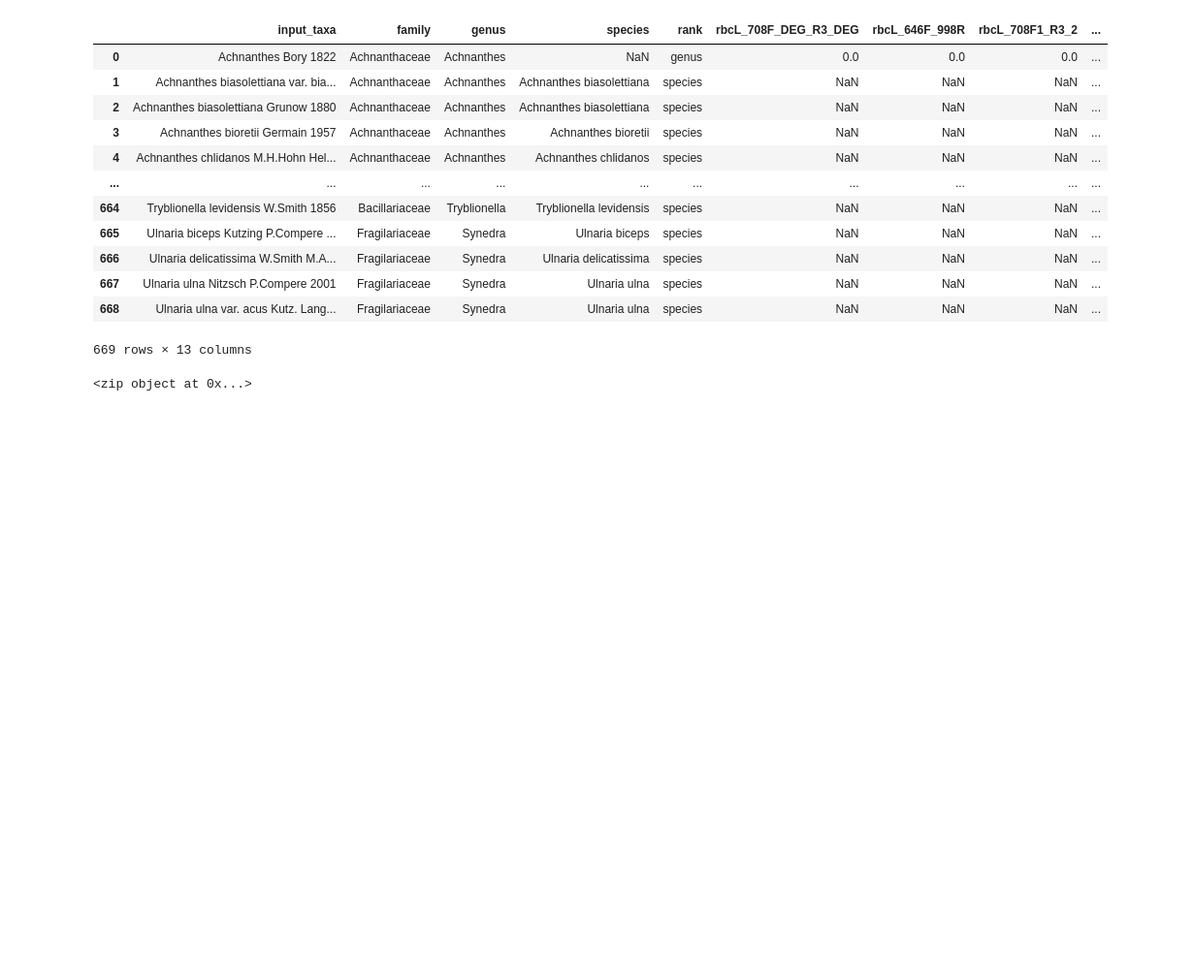
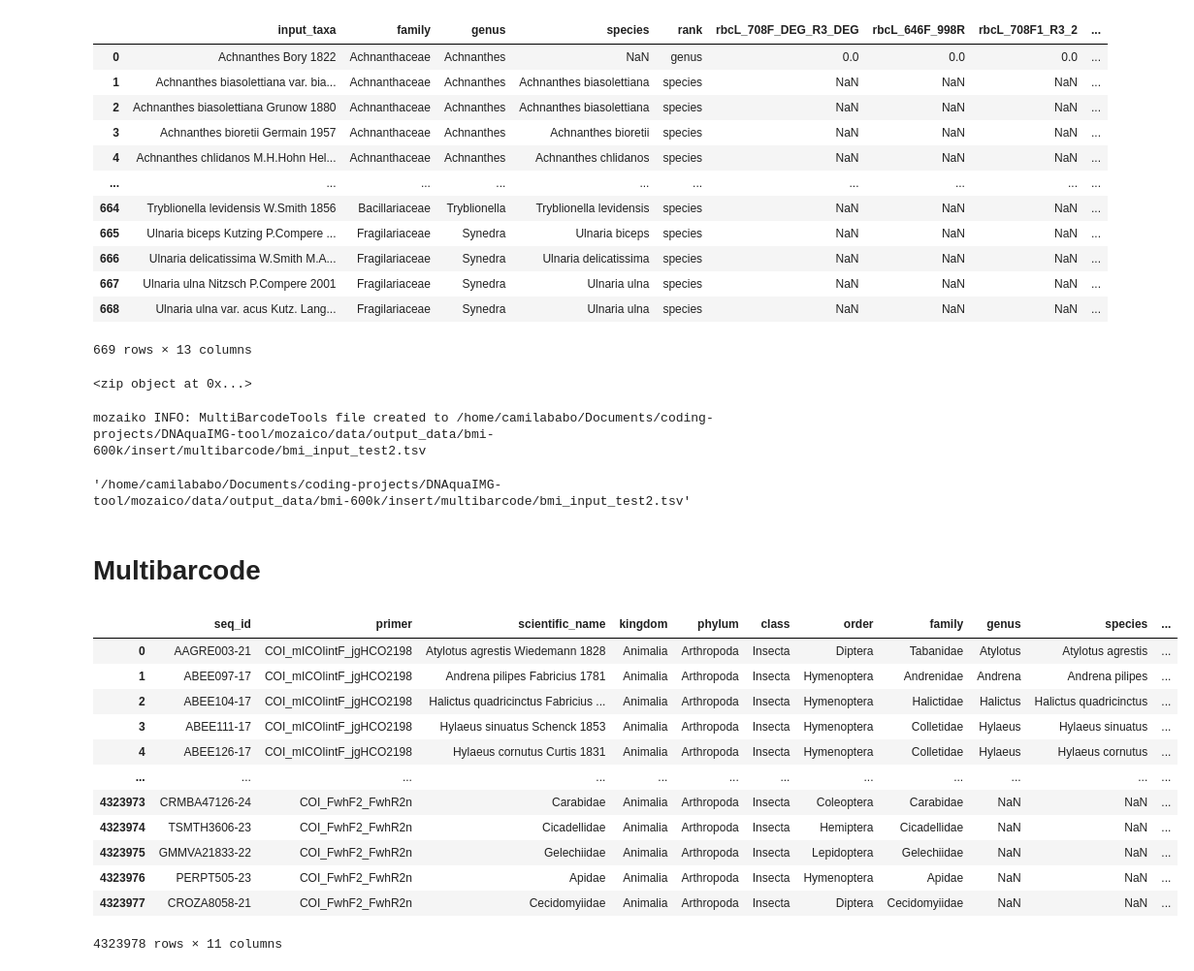
Before and after one commit to CIBIO-BU/mozaiko, a Jupyter notebook: draft.ipynb, the cells around one changed output. Shown at 97% size. Saved outputs shown, nothing was run; the diff lists cells and outputs as text; code cells hidden in the pictures; blank space fills up the shorter version.

```diff
--- a/draft.ipynb
+++ b/draft.ipynb
@@ -844,0 +851,28 @@ nuc_mat_species.to_csv("nuc_mat_species.csv")
+# %%
+from src.marker_scoring.scoring_utils import *
+create_input_test("/home/camilababo/Documents/coding-projects/DNAquaIMG-tool/mozaico/data/output_data/bmi-600k/insert/filtered", "/home/camilababo/Documents/coding-projects/DNAquaIMG-tool/mozaico/data/output_data/bmi-600k/incomplete_pbs/filtered/filtered_intersection", "/home/camilababo/Documents/coding-projects/DNAquaIMG-tool/mozaico/data/output_data/bmi-600k/insert/multibarcode/bmi_input_test2.tsv")
+# %% [output]
+mozaiko INFO: MultiBarcodeTools file created to /home/camilababo/Documents/coding-projects/DNAquaIMG-tool/mozaico/data/output_data/bmi-600k/insert/multibarcode/bmi_input_test2.tsv
+'/home/camilababo/Documents/coding-projects/DNAquaIMG-tool/mozaico/data/output_data/bmi-600k/insert/multibarcode/bmi_input_test2.tsv'
+# %% [markdown]
+# Multibarcode
+# %%
+import pandas as pd
+test_multibarcode_600k = pd.read_csv("/home/camilababo/Documents/coding-projects/DNAquaIMG-tool/mozaico/data/output_data/bmi-600k/insert/multibarcode/bmi_600k_mltb_full_taxonomy.tsv", sep="\t", header=None)
+new_column_names = ['seq_id', 'primer', 'scientific_name', 'kingdom', 'phylum', 'class', 'order', 'family', 'genus', 'species', 'seq']
+test_multibarcode_600k.columns = new_column_names[:len(test_multibarcode_600k.columns)]
+test_multibarcode_600k
+# %% [output]
+|  | seq_id | primer | scientific_name | kingdom | phylum | class | order | family | genus | species | ... |
+| 0 | AAGRE003-21 | COI_mICOIintF_jgHCO2198 | Atylotus agrestis Wiedemann 1828 | Animalia | Arthropoda | Insecta | Diptera | Tabanidae | Atylotus | Atylotus agrestis | ... |
+| 1 | ABEE097-17 | COI_mICOIintF_jgHCO2198 | Andrena pilipes Fabricius 1781 | Animalia | Arthropoda | Insecta | Hymenoptera | Andrenidae | Andrena | Andrena pilipes | ... |
+| 2 | ABEE104-17 | COI_mICOIintF_jgHCO2198 | Halictus quadricinctus Fabricius ... | Animalia | Arthropoda | Insecta | Hymenoptera | Halictidae | Halictus | Halictus quadricinctus | ... |
+| 3 | ABEE111-17 | COI_mICOIintF_jgHCO2198 | Hylaeus sinuatus Schenck 1853 | Animalia | Arthropoda | Insecta | Hymenoptera | Colletidae | Hylaeus | Hylaeus sinuatus | ... |
+| 4 | ABEE126-17 | COI_mICOIintF_jgHCO2198 | Hylaeus cornutus Curtis 1831 | Animalia | Arthropoda | Insecta | Hymenoptera | Colletidae | Hylaeus | Hylaeus cornutus | ... |
+| ... | ... | ... | ... | ... | ... | ... | ... | ... | ... | ... | ... |
+| 4323973 | CRMBA47126-24 | COI_FwhF2_FwhR2n | Carabidae | Animalia | Arthropoda | Insecta | Coleoptera | Carabidae | NaN | NaN | ... |
+| 4323974 | TSMTH3606-23 | COI_FwhF2_FwhR2n | Cicadellidae | Animalia | Arthropoda | Insecta | Hemiptera | Cicadellidae | NaN | NaN | ... |
+| 4323975 | GMMVA21833-22 | COI_FwhF2_FwhR2n | Gelechiidae | Animalia | Arthropoda | Insecta | Lepidoptera | Gelechiidae | NaN | NaN | ... |
+| 4323976 | PERPT505-23 | COI_FwhF2_FwhR2n | Apidae | Animalia | Arthropoda | Insecta | Hymenoptera | Apidae | NaN | NaN | ... |
+| 4323977 | CROZA8058-21 | COI_FwhF2_FwhR2n | Cecidomyiidae | Animalia | Arthropoda | Insecta | Diptera | Cecidomyiidae | NaN | NaN | ... |
+4323978 rows × 11 columns
```
Also changed, not shown: parts of 23 cells of this notebook, 8 other files.
